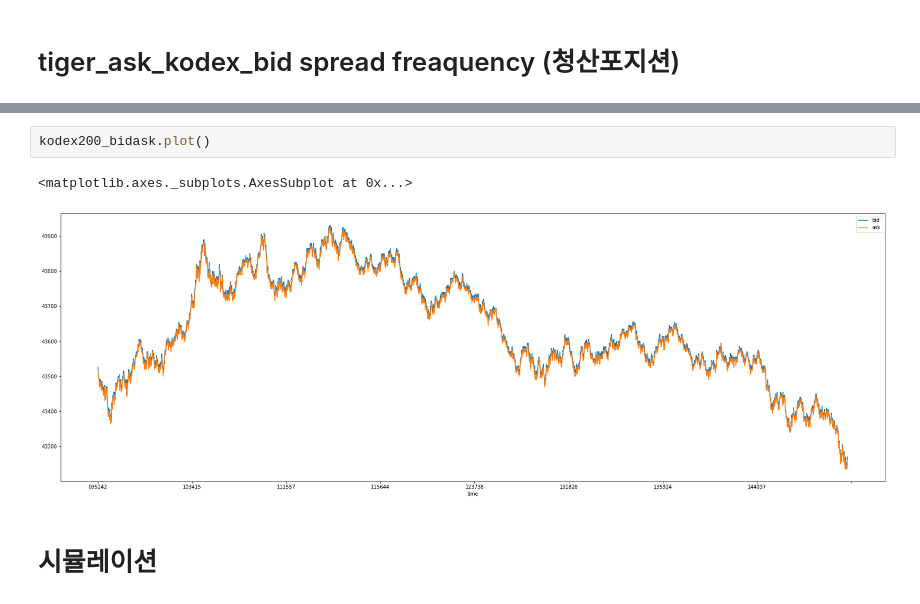
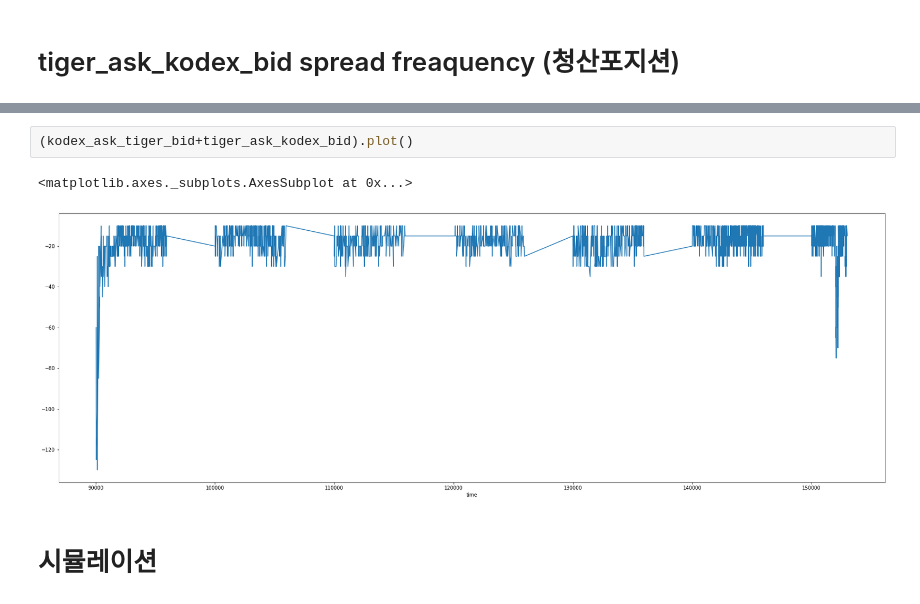
Before and after one commit to hyungchanchoi/AlgorithmTrading_pykiwoom, a Jupyter notebook: analysis/kodex200_tiger200_analy.ipynb, the cells around one changed output, grey strips where cells are left out. Cells and saved outputs as stored; diff of their text form.

Commit message:
kodex200_tiger200_analy(210125)

```diff
--- a/analysis/kodex200_tiger200_analy.ipynb
+++ b/analysis/kodex200_tiger200_analy.ipynb
@@ -201,7 +201,7 @@ dtype: int64
-# %%
-kodex200_bidask.plot()
-# %% [output]
-<matplotlib.axes._subplots.AxesSubplot at 0x...>
-[figure, removed]
+# %%
+(kodex_ask_tiger_bid+tiger_ask_kodex_bid).plot()
+# %% [output]
+<matplotlib.axes._subplots.AxesSubplot at 0x...>
+[figure, added]
 # %% [markdown]
 # 시뮬레이션
```
Also changed, not shown: parts of 8 cells of this notebook.
